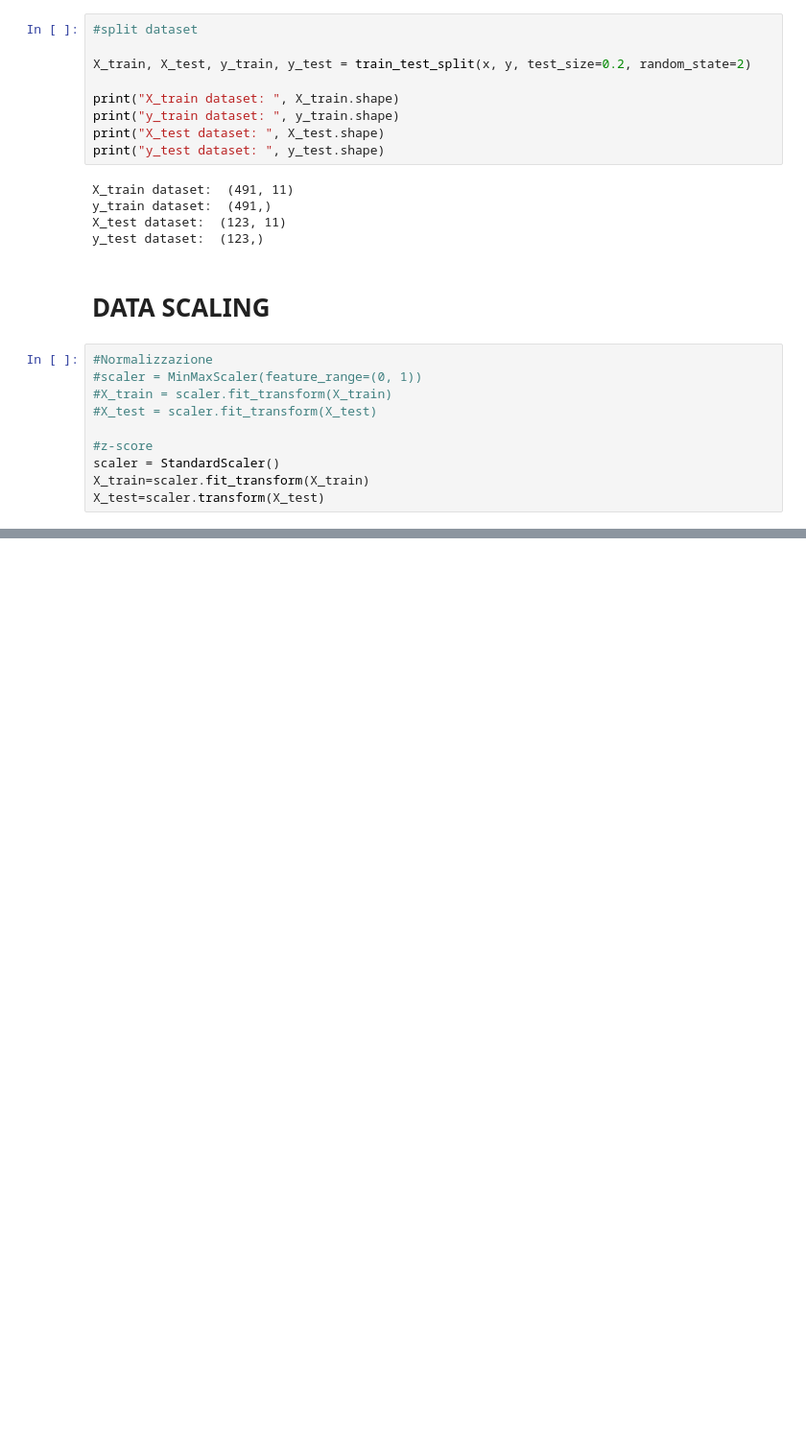
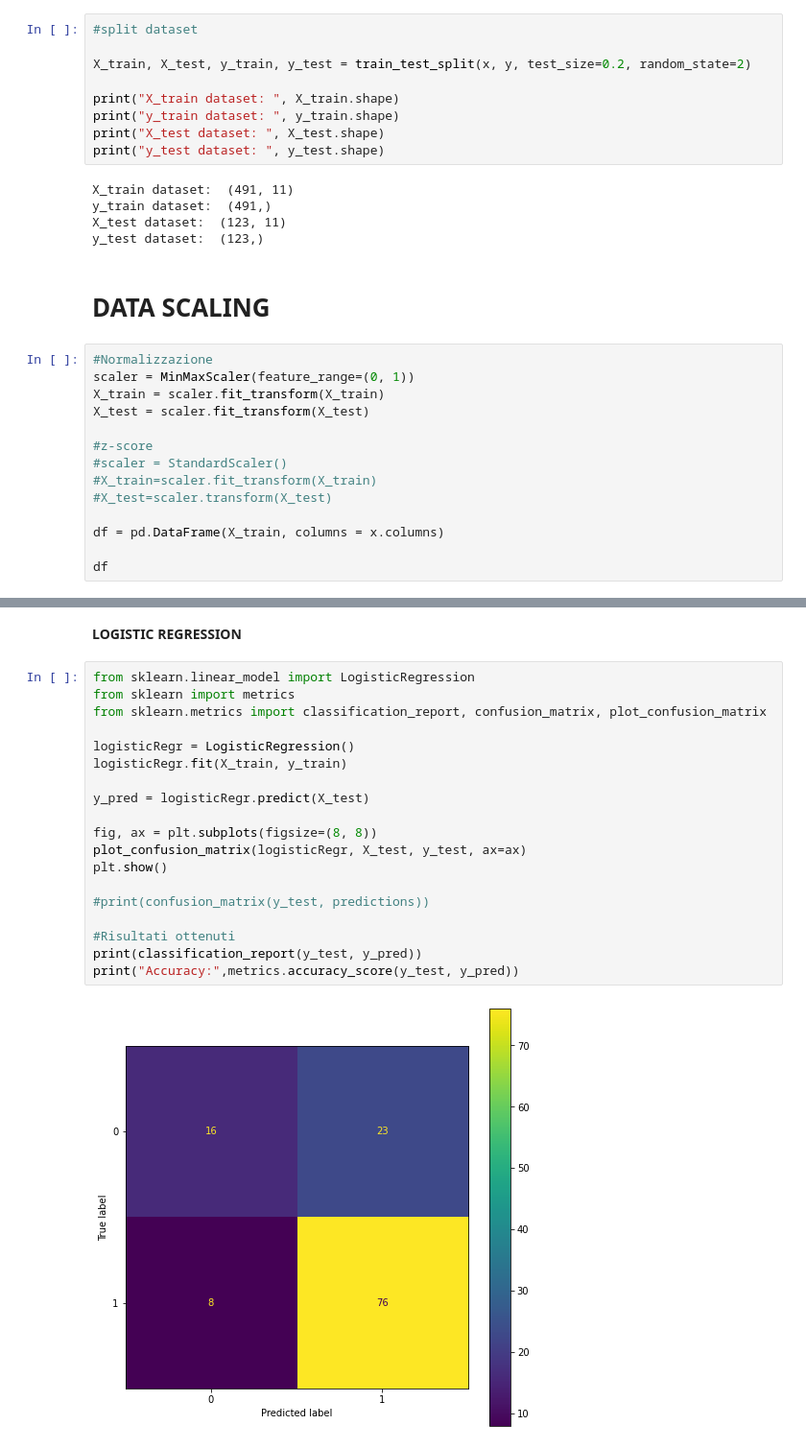
Before and after one commit to livio-24/LoanEligibilityPrediction, a Jupyter notebook: LoanEligibilityPrediction.ipynb, the cells around one changed output, grey strips where cells are left out. Shown at 96% size. Saved outputs shown, nothing was run; the diff lists cells and outputs as text; blank space fills up the shorter version.

```diff
--- a/LoanEligibilityPrediction.ipynb
+++ b/LoanEligibilityPrediction.ipynb
@@ -297,11 +297,15 @@ y_test dataset:  (123,)
 # DATA SCALING
 # %%
 #Normalizzazione
-#scaler = MinMaxScaler(feature_range=(0, 1))
-#X_train = scaler.fit_transform(X_train)
-#X_test = scaler.fit_transform(X_test)
+scaler = MinMaxScaler(feature_range=(0, 1))
+X_train = scaler.fit_transform(X_train)
+X_test = scaler.fit_transform(X_test)
 
 #z-score
-scaler = StandardScaler()
-X_train=scaler.fit_transform(X_train)
-X_test=scaler.transform(X_test)
+#scaler = StandardScaler()
+#X_train=scaler.fit_transform(X_train)
+#X_test=scaler.transform(X_test)
+
+df = pd.DataFrame(X_train, columns = x.columns)
+
+df
@@ -307,0 +372,23 @@ X_test=scaler.transform(X_test)
+# %% [markdown]
+**LOGISTIC REGRESSION**
+# %%
+from sklearn.linear_model import LogisticRegression
+from sklearn import metrics
+from sklearn.metrics import classification_report, confusion_matrix, plot_confusion_matrix
+
+logisticRegr = LogisticRegression()
+logisticRegr.fit(X_train, y_train)
+
+y_pred = logisticRegr.predict(X_test)
+
+fig, ax = plt.subplots(figsize=(8, 8))
+plot_confusion_matrix(logisticRegr, X_test, y_test, ax=ax)
+plt.show()
+
+#print(confusion_matrix(y_test, predictions))
+
+#Risultati ottenuti
+print(classification_report(y_test, y_pred))
+print("Accuracy:",metrics.accuracy_score(y_test, y_pred))
+# %% [output]
+[figure, added]
```
Also changed, not shown: parts of 15 cells of this notebook.
